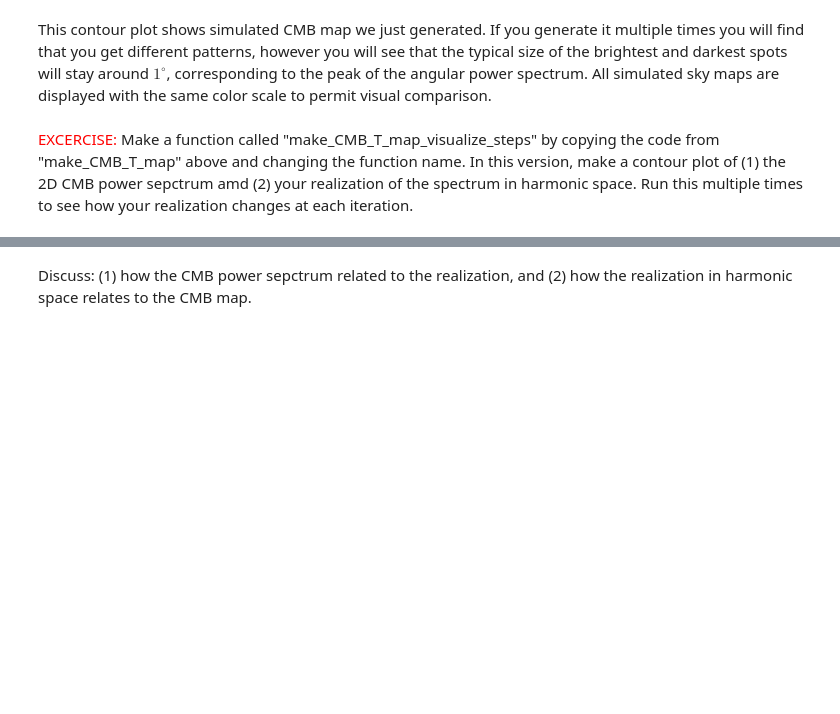
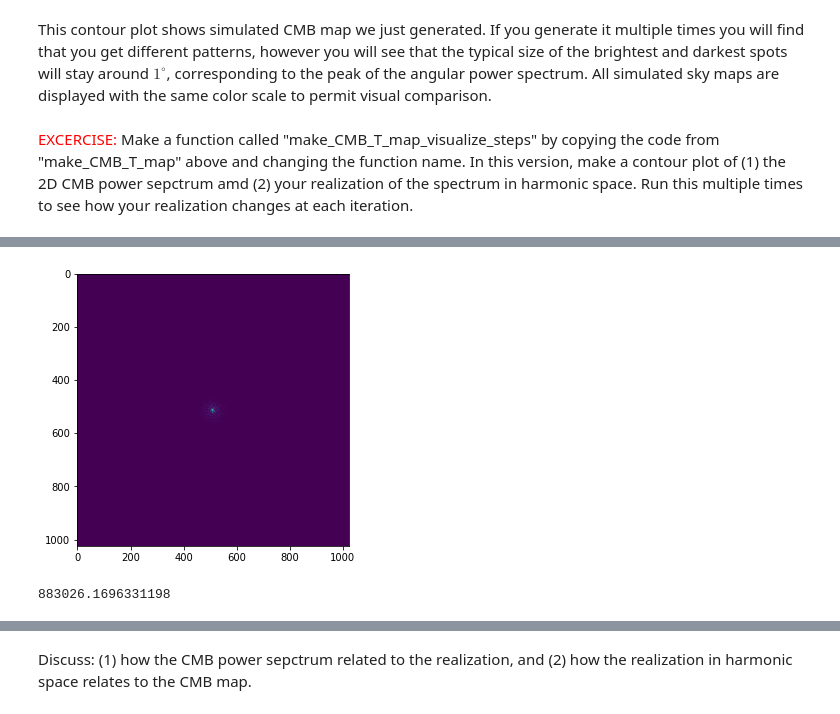
Before and after one commit to cpvargas/CosmoAndes, a Jupyter notebook: CosmoAndes_PartOne.ipynb, the cells around one changed output, grey strips where cells are left out. Drawn from its saved outputs; the diff is of its cells as text; code cells hidden in the pictures; blank space fills up the shorter version.

```diff
--- a/CosmoAndes_PartOne.ipynb
+++ b/CosmoAndes_PartOne.ipynb
@@ -276,0 +369,6 @@ p = Plot_CMB_Map(CMB_T,c_min,c_max,X_width,Y_width)
+# %%
+plt.figure(figsize=(5,5))
+plt.imshow(np.abs(FT_2d))
+plt.show()
+# %% [output]
+[figure, added]
@@ -276,0 +377,4 @@ p = Plot_CMB_Map(CMB_T,c_min,c_max,X_width,Y_width)
+# %%
+np.sum(np.abs(FT_2d))
+# %% [output]
+883026.1696331198
```
Also changed, not shown: parts of 34 cells of this notebook, 6 other files.
